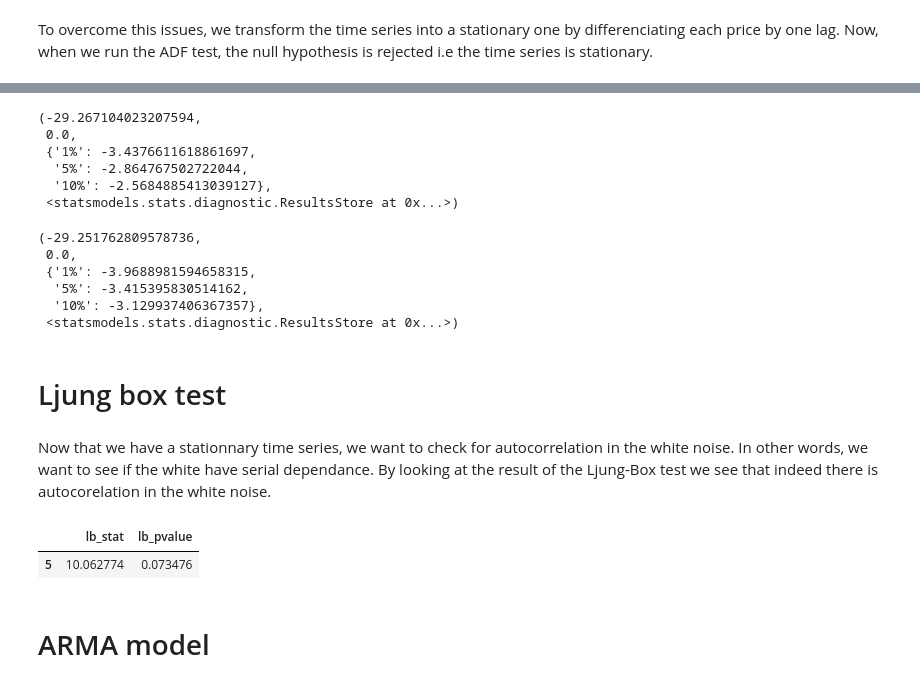
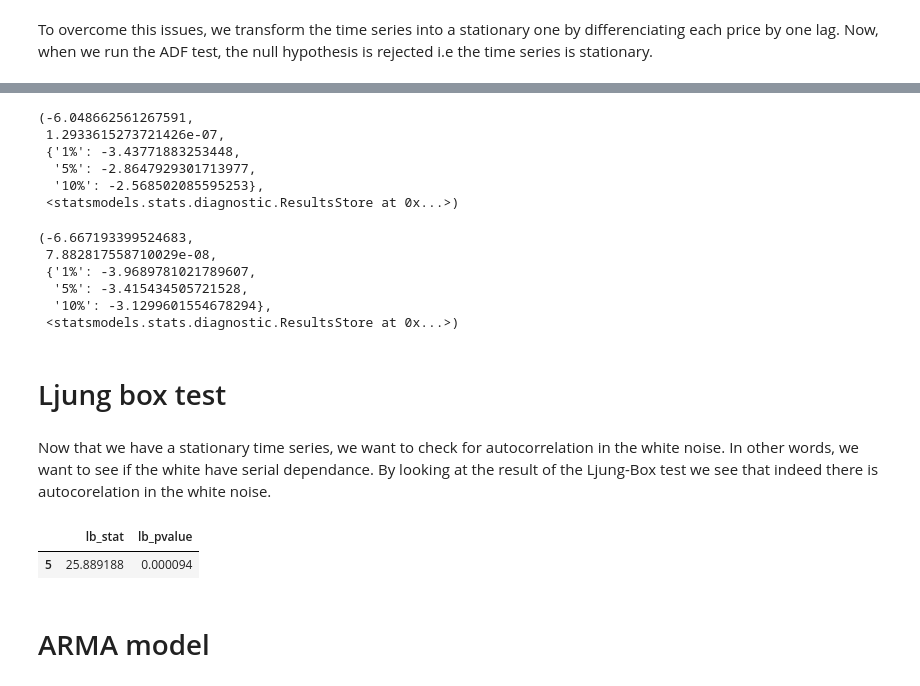
Before and after one commit to rinaaro/TS-project---HMM, a Jupyter notebook: TS-analysis.ipynb, the cells around one changed output, grey strips where cells are left out. Cells and saved outputs as stored; diff of their text form; code cells hidden in the pictures.

```diff
--- a/TS-analysis.ipynb
+++ b/TS-analysis.ipynb
@@ -115,37 +118,33 @@ sm.tsa.stattools.adfuller(log_returns, regression='n', autolag='BIC', store=Fals
  <statsmodels.stats.diagnostic.ResultsStore at 0x...>)
 # %%
-sm.tsa.stattools.adfuller(log_returns, regression='c', autolag='BIC', store=False, regresults=True)
+sm.tsa.stattools.adfuller(True_price_diff, regression='c', autolag='BIC', store=False, regresults=True)
 # %% [output]
-(-29.267104023207594,
- 0.0,
- {'1%': -3.4376611618861697,
-  '5%': -2.864767502722044,
-  '10%': -2.5684885413039127},
+(-6.048662561267591,
+ 1.2933615273721426e-07,
+ {'1%': -3.43771883253448,
+  '5%': -2.8647929301713977,
+  '10%': -2.568502085595253},
  <statsmodels.stats.diagnostic.ResultsStore at 0x...>)
 # %%
-sm.tsa.stattools.adfuller(log_returns, regression='ct', autolag='BIC', store=False, regresults=True)
+sm.tsa.stattools.adfuller(True_price_diff, regression='ct', autolag='BIC', store=False, regresults=True)
 # %% [output]
-(-29.251762809578736,
- 0.0,
- {'1%': -3.9688981594658315,
-  '5%': -3.415395830514162,
-  '10%': -3.129937406367357},
+(-6.667193399524683,
+ 7.882817558710029e-08,
+ {'1%': -3.9689781021789607,
+  '5%': -3.415434505721528,
+  '10%': -3.1299601554678294},
  <statsmodels.stats.diagnostic.ResultsStore at 0x...>)
 # %% [markdown]
 # Ljung box test
 # %% [markdown]
-Now that we have a stationnary time series, we want to check for autocorrelation in the white noise. In other words, we want to see if the white have serial dependance. By looking at the result of the Ljung-Box test we see that indeed there is autocorelation in the white noise.
+Now that we have a stationary time series, we want to check for autocorrelation in the white noise. In other words, we want to see if the white have serial dependance. By looking at the result of the Ljung-Box test we see that indeed there is autocorelation in the white noise.
-# %%
-#===========================================================================
-# Ljung-Box test to check whether my time series is a White Noise
-#===========================================================================
-#so there is autocorrelations in the residuals (we reject H0 at 10%)
-
-n_autocor = 5
-sm.stats.diagnostic.acorr_ljungbox(log_returns, lags=[n_autocor])
-# %% [output]
-|  | lb_stat | lb_pvalue |
-| 5 | 10.062774 | 0.073476 |
+# %%
+n_autocor = 5
+sm.stats.diagnostic.acorr_ljungbox(True_price_diff, lags=[n_autocor])
+#so there is autocorrelations in the residuals
+# %% [output]
+|  | lb_stat | lb_pvalue |
+| 5 | 25.889188 | 0.000094 |
 # %% [markdown]
 # ARMA model
 # %% [markdown]
```
Also changed, not shown: parts of 13 cells of this notebook, 1 other file.
